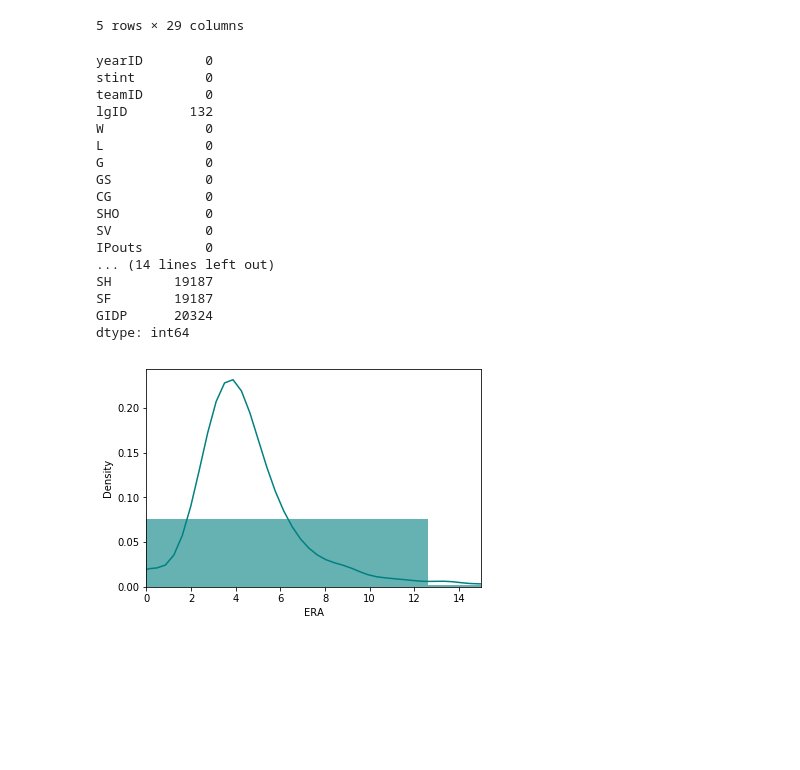
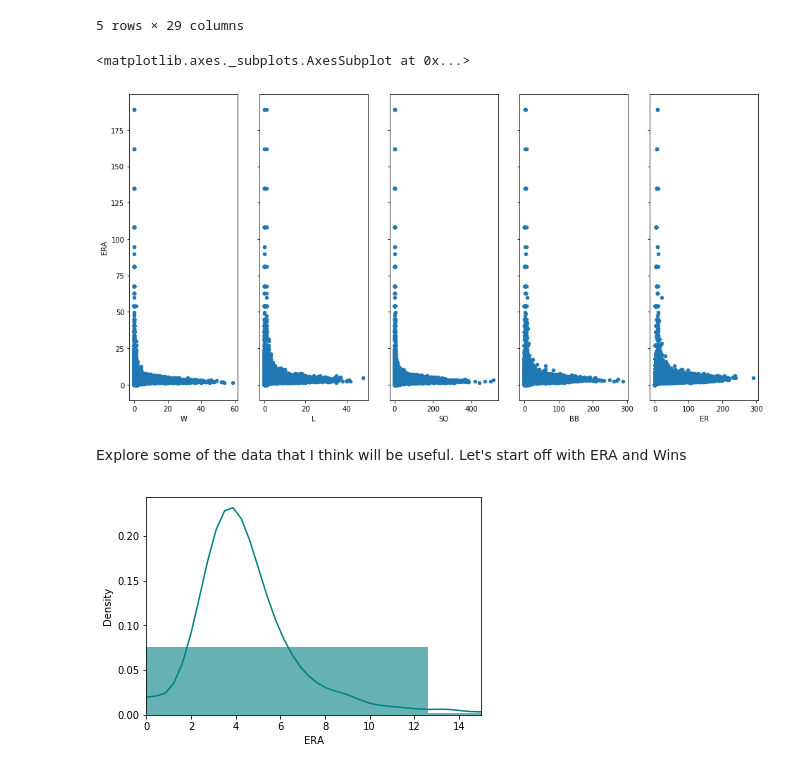
Before and after one commit to ndb1995/comp840, a Jupyter notebook: final project/sport_regression2.ipynb, the cells around one changed output. Drawn from its saved outputs; the diff is of its cells as text; code cells hidden in the pictures; blank space fills up the shorter version.

Commit message:
Added some new graphs

```diff
--- a/final project/sport_regression2.ipynb
+++ b/final project/sport_regression2.ipynb
@@ -37,26 +35,18 @@ data.tail()
 | zimmejo02 | 2017 | 1 | DET | AL | 8 | 13 | 29 | 29 | 0 | 0 | ... | ... |
 | zychto01 | 2017 | 1 | SEA | AL | 6 | 3 | 45 | 0 | 0 | 0 | ... | ... |
 5 rows × 29 columns
-# %%
-data.isnull().sum()
-# %% [output]
-yearID        0
-stint         0
-teamID        0
-lgID        132
-W             0
-L             0
-G             0
-GS            0
-CG            0
-SHO           0
-SV            0
-IPouts        0
-... (14 lines left out)
-SH        19187
-SF        19187
-GIDP      20324
-dtype: int64
+# %%
+fig, axs = plt.subplots(1, 5, sharey=True)
+data.plot(kind='scatter', x='W', y='ERA', ax=axs[0], figsize=(16, 8))
+data.plot(kind='scatter', x='L', y='ERA', ax=axs[1])
+data.plot(kind='scatter', x='SO', y='ERA', ax=axs[2])
+data.plot(kind='scatter', x='BB', y='ERA', ax=axs[3])
+data.plot(kind='scatter', x='ER', y='ERA', ax=axs[4])
+# %% [output]
+<matplotlib.axes._subplots.AxesSubplot at 0x...>
+[figure, added]
+# %% [markdown]
+Explore some of the data that I think will be useful. Let's start off with ERA and Wins
 # %%
 ax = data["ERA"].hist(bins=15, density=True, stacked=True, color='teal', alpha=0.6)
 data["ERA"].plot(kind='density', color='teal')
```
Also changed, not shown: parts of 18 cells of this notebook.
